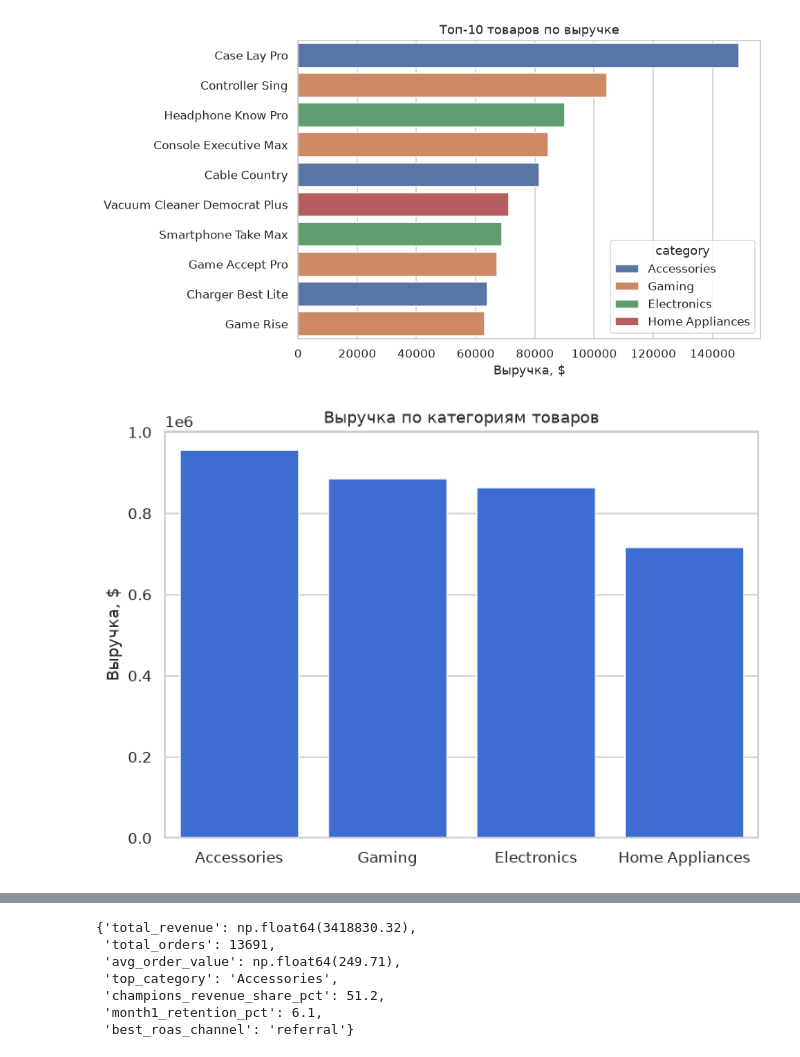
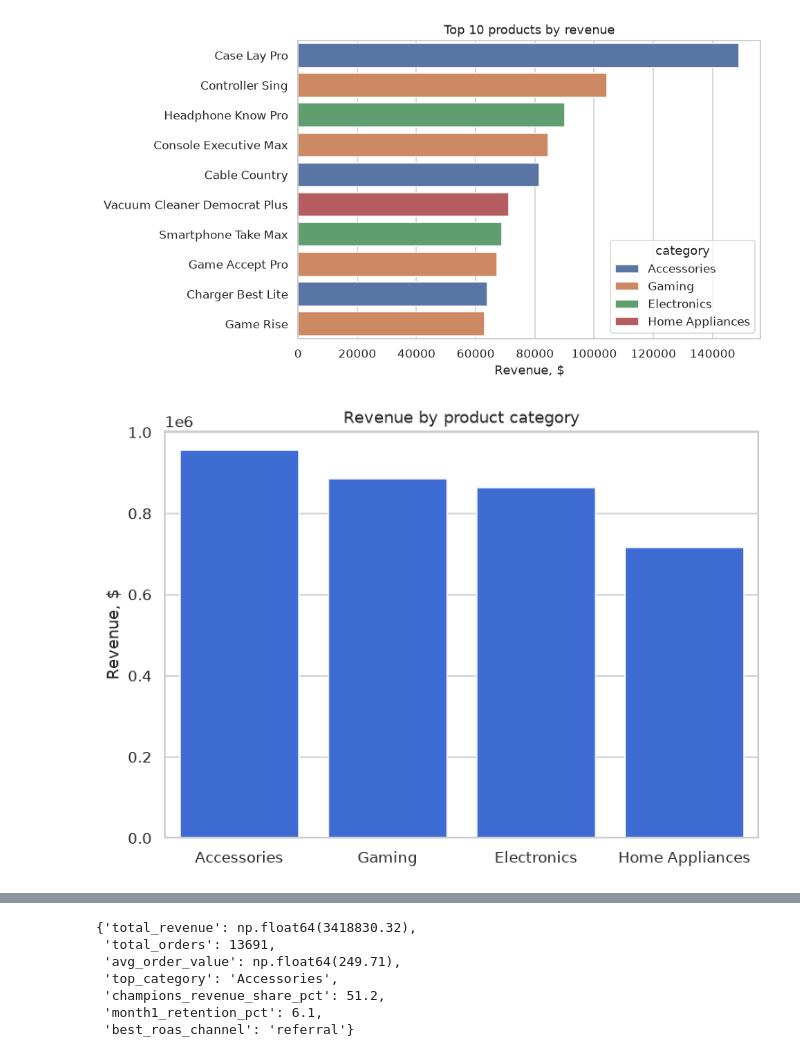
Before and after one commit to buladash/Data-Project, a Jupyter notebook: notebooks/04_eda.ipynb, the cells around one changed output, grey strips where cells are left out. Cells and saved outputs as stored; diff of their text form; code cells hidden in the pictures.

```diff
--- a/notebooks/04_eda.ipynb
+++ b/notebooks/04_eda.ipynb
@@ -94,20 +94,20 @@ plt.show()
 # %%
 category_revenue = q('''
     SELECT p.category, SUM(f.line_revenue) AS revenue
     FROM fact_orders f
     JOIN dim_products p ON f.product_id = p.product_id
     WHERE f.order_status = 'completed'
     GROUP BY p.category
     ORDER BY revenue DESC
 ''')
 
 fig, ax = plt.subplots(figsize=(7, 5))
 sns.barplot(data=category_revenue, x="category", y="revenue", ax=ax, color="#2563eb")
-ax.set_title("Выручка по категориям товаров")
-ax.set_ylabel("Выручка, $")
+ax.set_title("Revenue by product category")
+ax.set_ylabel("Revenue, $")
 ax.set_xlabel("")
 plt.tight_layout()
 plt.savefig(FIG_DIR / "category_revenue.png")
 plt.show()
 # %% [output]
-[figure, old version]
+[figure, new version]
```
Also changed, not shown: parts of 19 cells of this notebook, 16 other files.
